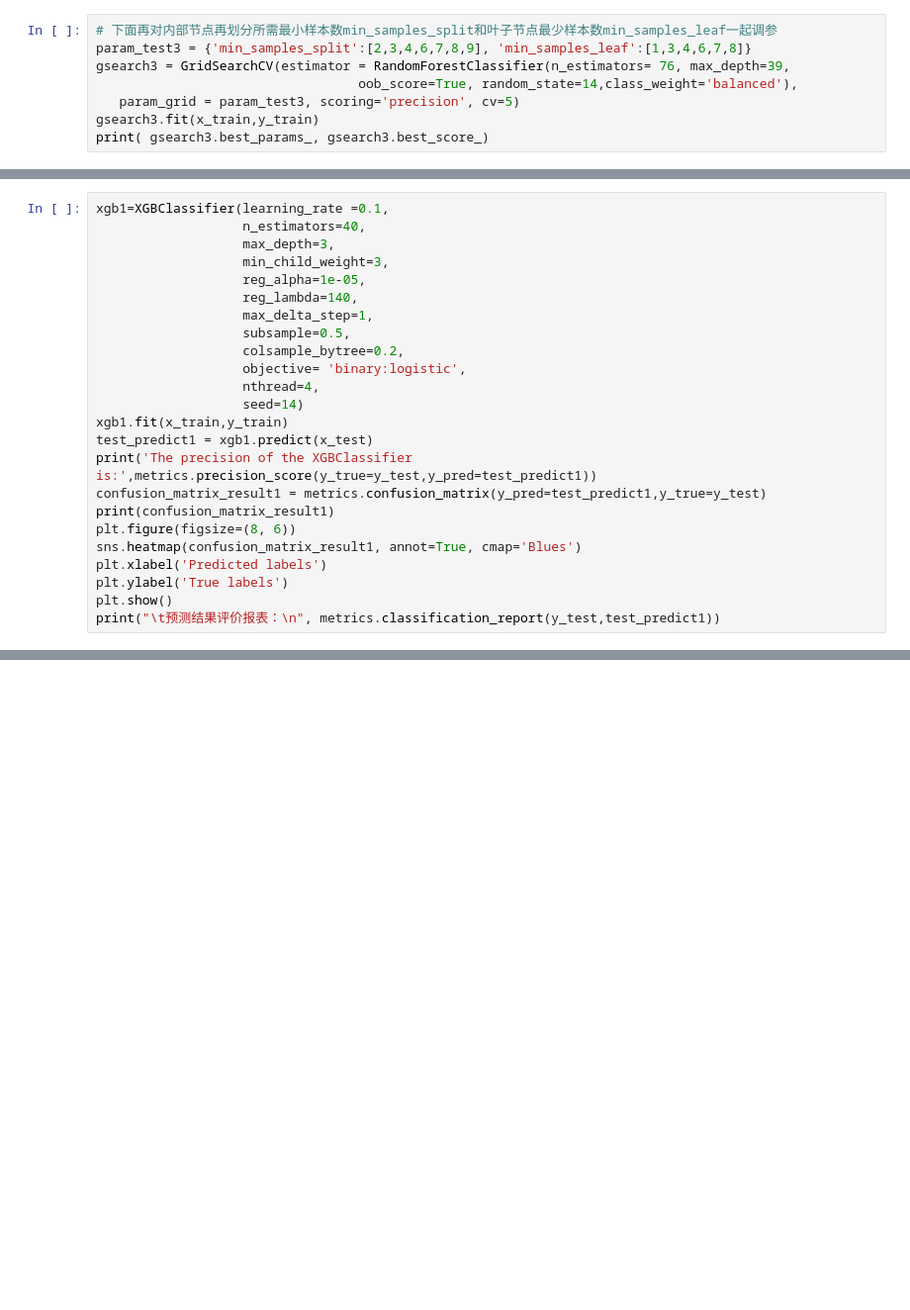
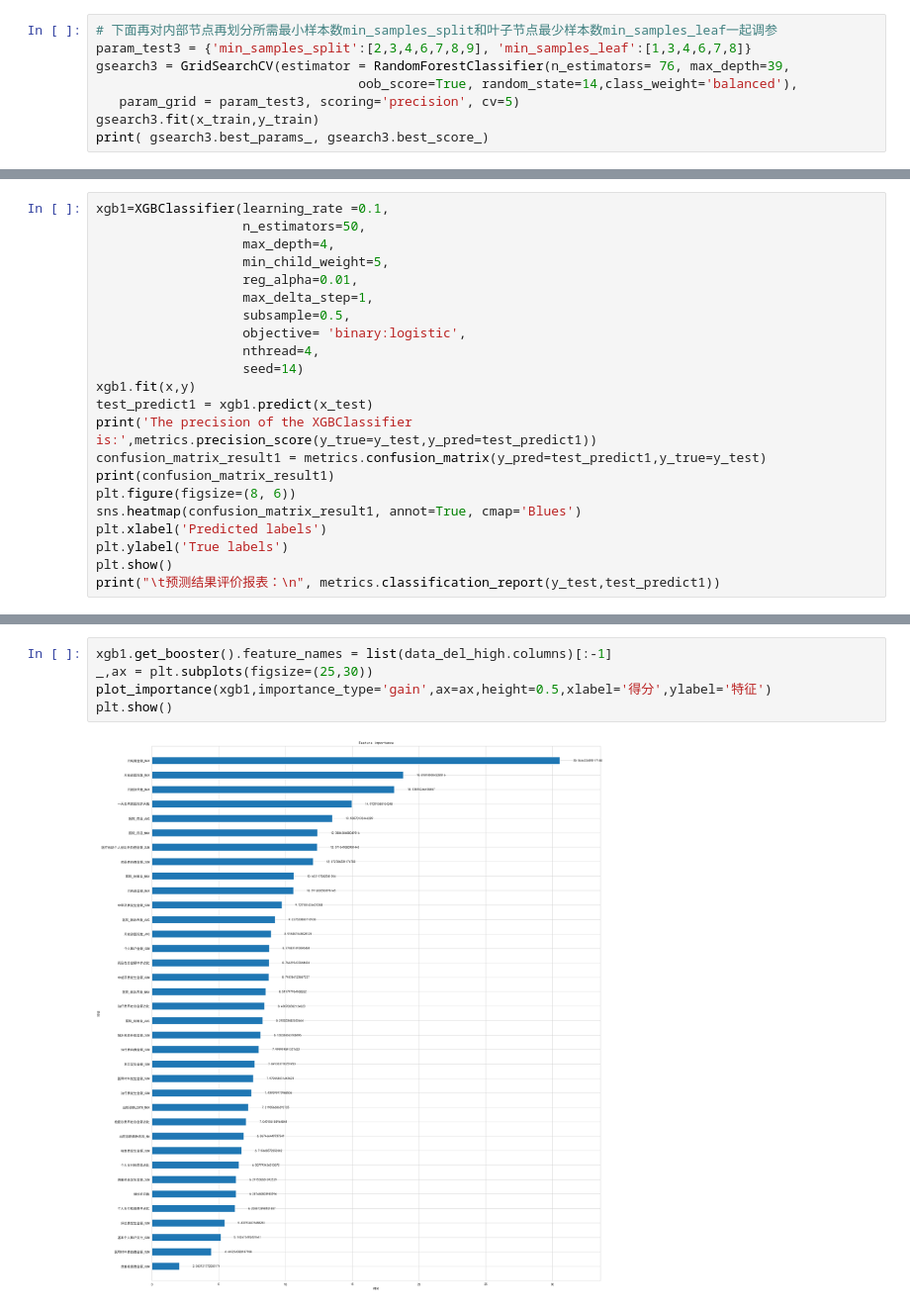
Before and after one commit to xioawei1/fc_project, a Jupyter notebook: python3.8_fc_oneStep.ipynb, the cells around one changed output, grey strips where cells are left out. Shown at 99% size. Saved outputs shown, nothing was run; the diff lists cells and outputs as text; blank space fills up the shorter version.

```diff
--- a/python3.8_fc_oneStep.ipynb
+++ b/python3.8_fc_oneStep.ipynb
@@ -701,17 +696,15 @@ gsearch1.best_score_ 0.9384615384615385
 # %%
 xgb1=XGBClassifier(learning_rate =0.1,
-                   n_estimators=40,
-                   max_depth=3,
-                   min_child_weight=3,
-                   reg_alpha=1e-05,
-                   reg_lambda=140,
+                   n_estimators=50,
+                   max_depth=4,
+                   min_child_weight=5,
+                   reg_alpha=0.01,
                    max_delta_step=1,
                    subsample=0.5,
-                   colsample_bytree=0.2,
                    objective= 'binary:logistic',
                    nthread=4,
                    seed=14)
-xgb1.fit(x_train,y_train)
+xgb1.fit(x,y)
 test_predict1 = xgb1.predict(x_test)
 print('The precision of the XGBClassifier is:',metrics.precision_score(y_true=y_test,y_pred=test_predict1))
 confusion_matrix_result1 = metrics.confusion_matrix(y_pred=test_predict1,y_true=y_test)
@@ -738,0 +732,7 @@ weighted avg       0.95      0.96      0.94      4800
+# %%
+xgb1.get_booster().feature_names = list(data_del_high.columns)[:-1]
+_,ax = plt.subplots(figsize=(25,30))
+plot_importance(xgb1,importance_type='gain',ax=ax,height=0.5,xlabel='得分',ylabel='特征')
+plt.show()
+# %% [output]
+[figure, added]
```
Also changed, not shown: parts of 29 cells of this notebook.
